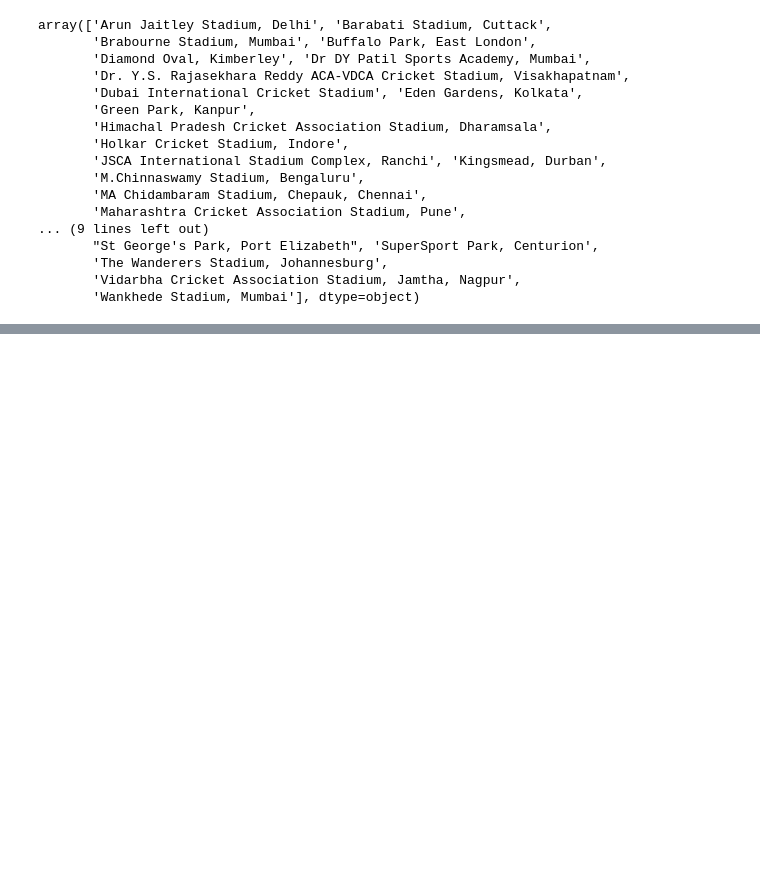
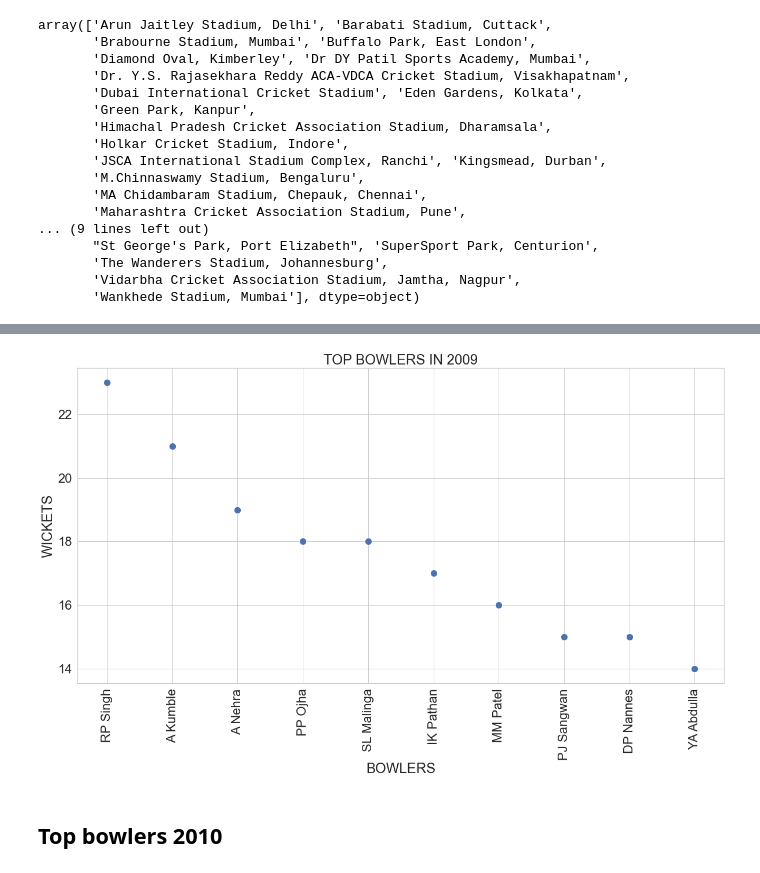
Before and after one commit to umesh-gattem/IPL-D-VIZ, a Jupyter notebook: project/Data Visualization project_murtaza.ipynb, the cells around one changed output, grey strips where cells are left out. Cells and saved outputs as stored; diff of their text form; code cells hidden in the pictures; blank space fills up the shorter version.

```diff
--- a/project/Data Visualization project_murtaza.ipynb
+++ b/project/Data Visualization project_murtaza.ipynb
@@ -1105,0 +1191,19 @@ plt
+# %%
+bowler_average_2009 = d_each_season[2009].groupby('name')['conceded'].sum()/d_each_season[2009].groupby('name')['wickets'].sum()
+bowler_average_2009 = pd.DataFrame(bowler_average_2009, columns=['Average'])
+bowler_average_2009 = bowler_average_2009.sort_values(by='Average')
+bowler_average_2009['Wickets'] = d_each_season[2009].groupby('name')['wickets'].sum()
+# %%
+top_bowler_average_2009 = bowler_average_2009.sort_values(by='Wickets', ascending=False)[:10]
+sns.set_theme(style = 'whitegrid', font_scale=2)
+plt.figure(figsize = (20, 10))
+sns.scatterplot(top_bowler_average_2009.index[:15], top_bowler_average_2009['Wickets'][:15], s=150)
+plt.xticks(rotation = 90)
+plt.xlabel('BOWLERS')
+plt.ylabel('WICKETS')
+plt.title('TOP BOWLERS IN 2009')
+plt.show()
+# %% [output]
+[figure, added]
+# %% [markdown]
+## Top bowlers 2010
```
Also changed, not shown: parts of 28 cells of this notebook.
